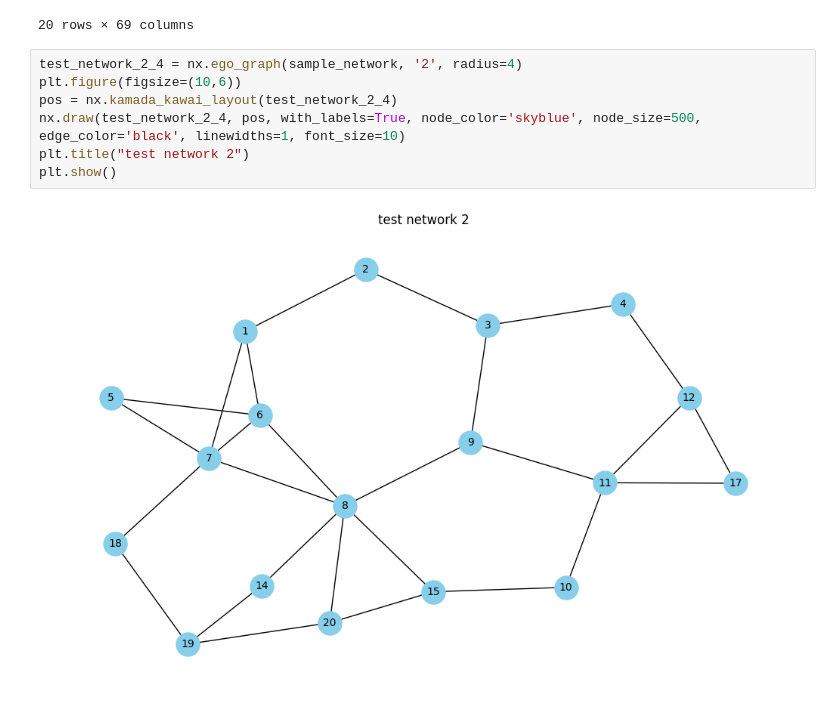
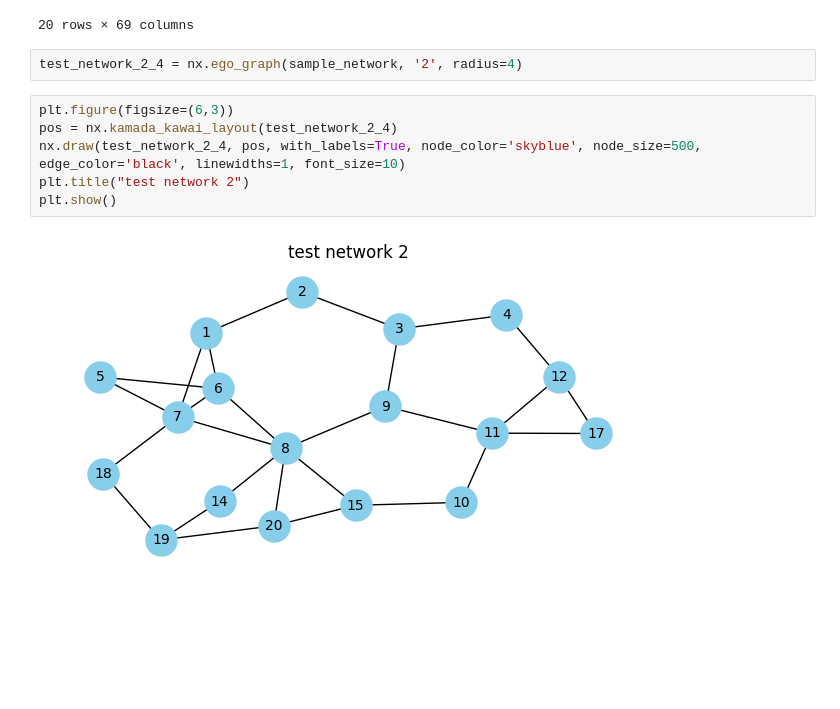
Before and after one commit to kk-shetty/data_science_ik, a Jupyter notebook: projects/ml_mini_project/EDA_edge_file.ipynb, the cells around one changed output. Cells and saved outputs as stored; diff of their text form; blank space fills up the shorter version.

```diff
--- a/projects/ml_mini_project/EDA_edge_file.ipynb
+++ b/projects/ml_mini_project/EDA_edge_file.ipynb
@@ -292,12 +292,13 @@ df.head(20)
 | 13 | 2 | 1 | 1.000000 | 1 | 1 | 1 | ... |
 | 19 | 4 | 3 | 0.500000 | 1 | 1 | 2 | ... |
 20 rows × 69 columns
+# %%
+test_network_2_4 = nx.ego_graph(sample_network, '2', radius=4)
 # %%
-test_network_2_4 = nx.ego_graph(sample_network, '2', radius=4)
-plt.figure(figsize=(10,6))
+plt.figure(figsize=(6,3))
 pos = nx.kamada_kawai_layout(test_network_2_4)
 nx.draw(test_network_2_4, pos, with_labels=True, node_color='skyblue', node_size=500, edge_color='black', linewidths=1, font_size=10)
 plt.title("test network 2")
 plt.show()
 # %% [output]
-[figure, old version]
+[figure, new version]
```
Also changed, not shown: parts of 8 cells of this notebook.
